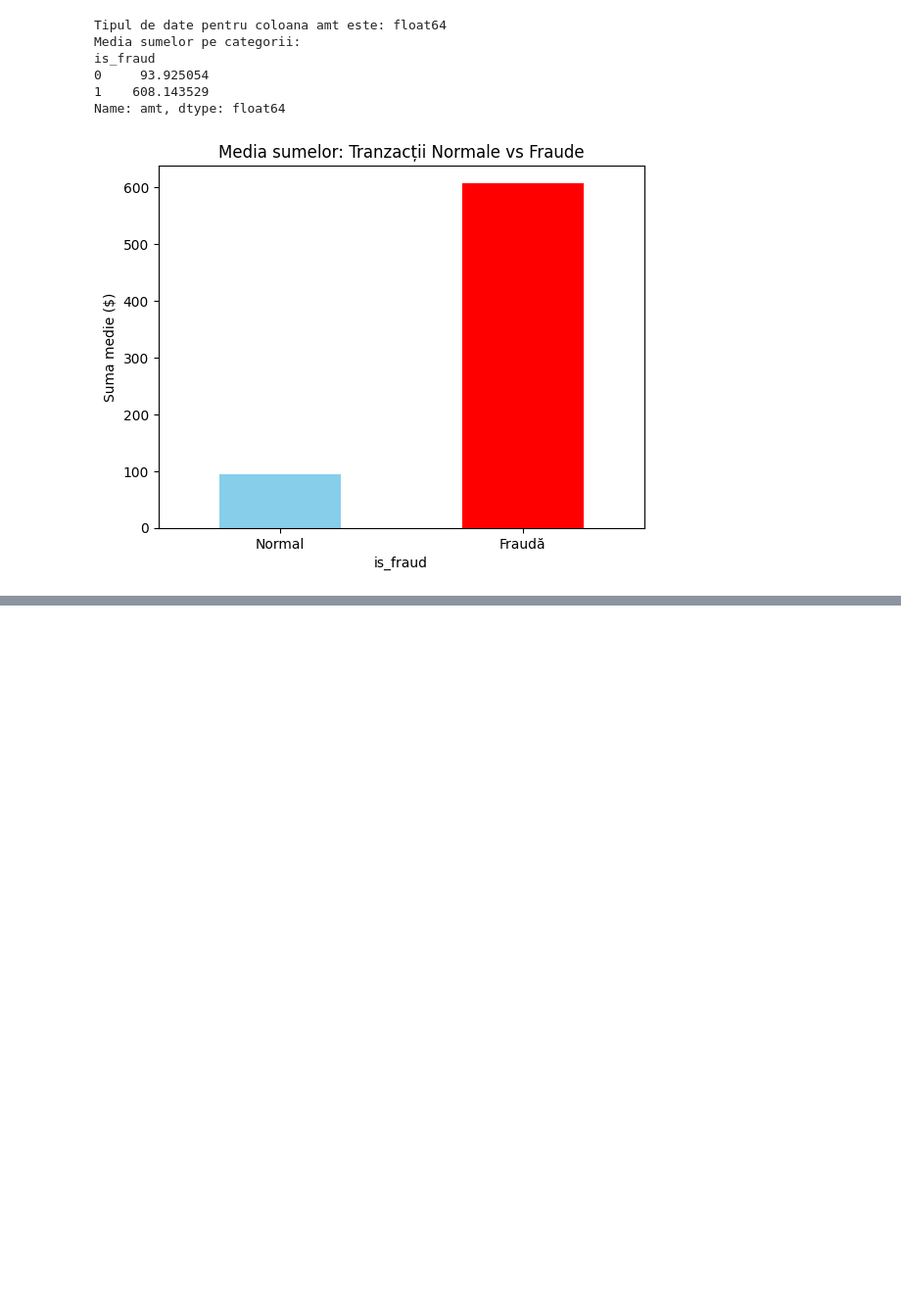
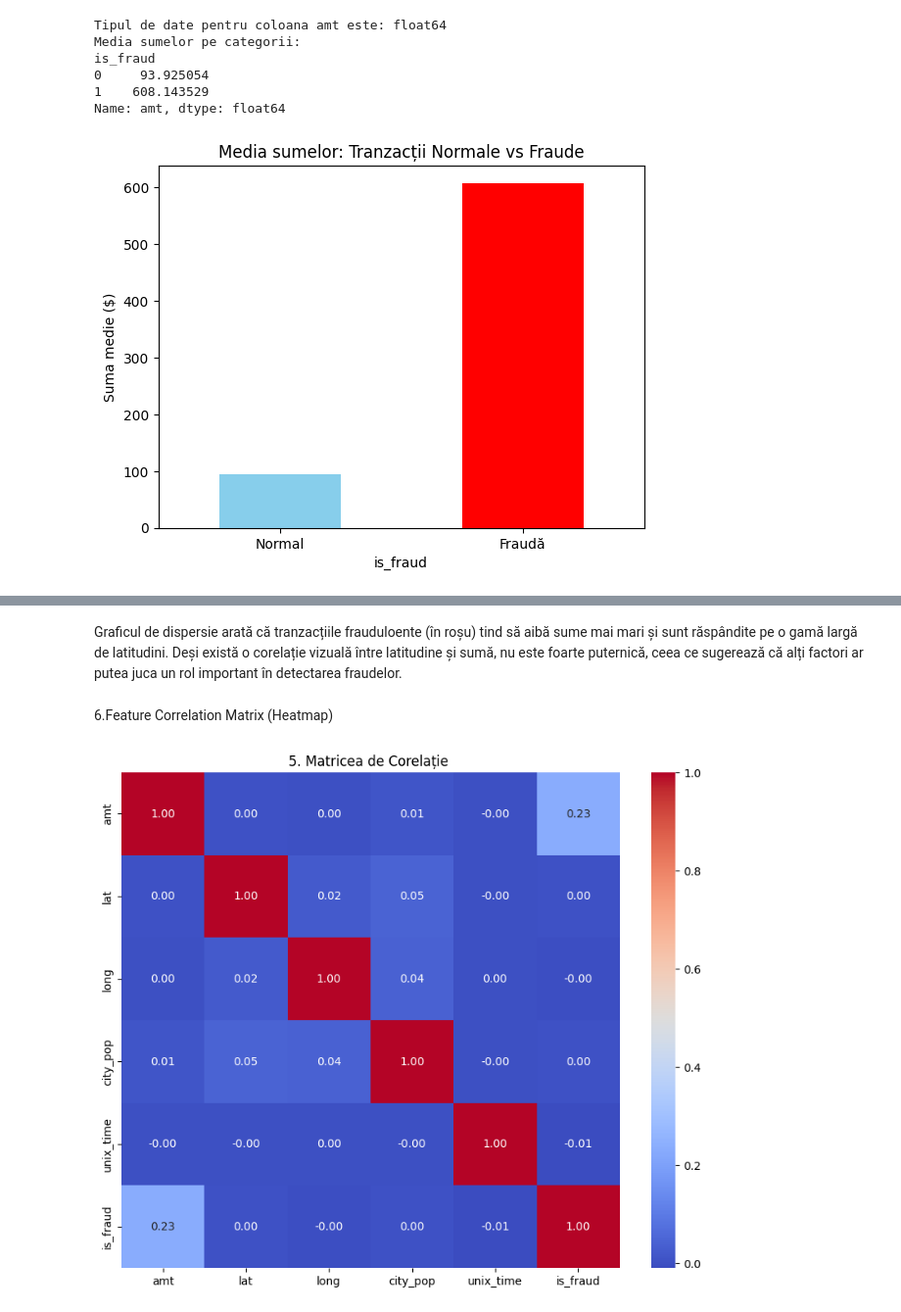
Before and after one commit to Pincusan/fraud-detection-project, a Jupyter notebook: notebooks/eda_synthetic.ipynb, the cells around one changed output, grey strips where cells are left out. Shown at 98% size. Drawn from its saved outputs; the diff is of its cells as text; code cells hidden in the pictures; blank space fills up the shorter version.

```diff
--- a/notebooks/eda_synthetic.ipynb
+++ b/notebooks/eda_synthetic.ipynb
@@ -129,0 +137,19 @@ plt.show()
+# %% [markdown]
+ Graficul de dispersie arată că tranzacțiile frauduloente (în roșu) tind să aibă sume mai mari și sunt răspândite pe o gamă largă de latitudini. Deși există o corelație vizuală între latitudine și sumă, nu este foarte puternică, ceea ce sugerează că alți factori ar putea juca un rol important în detectarea fraudelor.
+# %% [markdown]
+6.Feature Correlation Matrix (Heatmap)
+# %%
+
+for col in ['lat', 'long']:
+
+    df[col] = df[col].astype(str).str.replace(r'[^\d-]', '', regex=True)
+
+    df[col] = pd.to_numeric(df[col], errors='coerce') / 10**6
+
+plt.figure(figsize=(10, 8))
+numeric_df = df[['amt', 'lat', 'long', 'city_pop', 'unix_time', 'is_fraud']].dropna()
+sns.heatmap(numeric_df.corr(), annot=True, cmap='coolwarm', fmt='.2f')
+plt.title('5. Matricea de Corelație ')
+plt.show()
+# %% [output]
+[figure, added]
```
Also changed, not shown: parts of 16 cells of this notebook.
